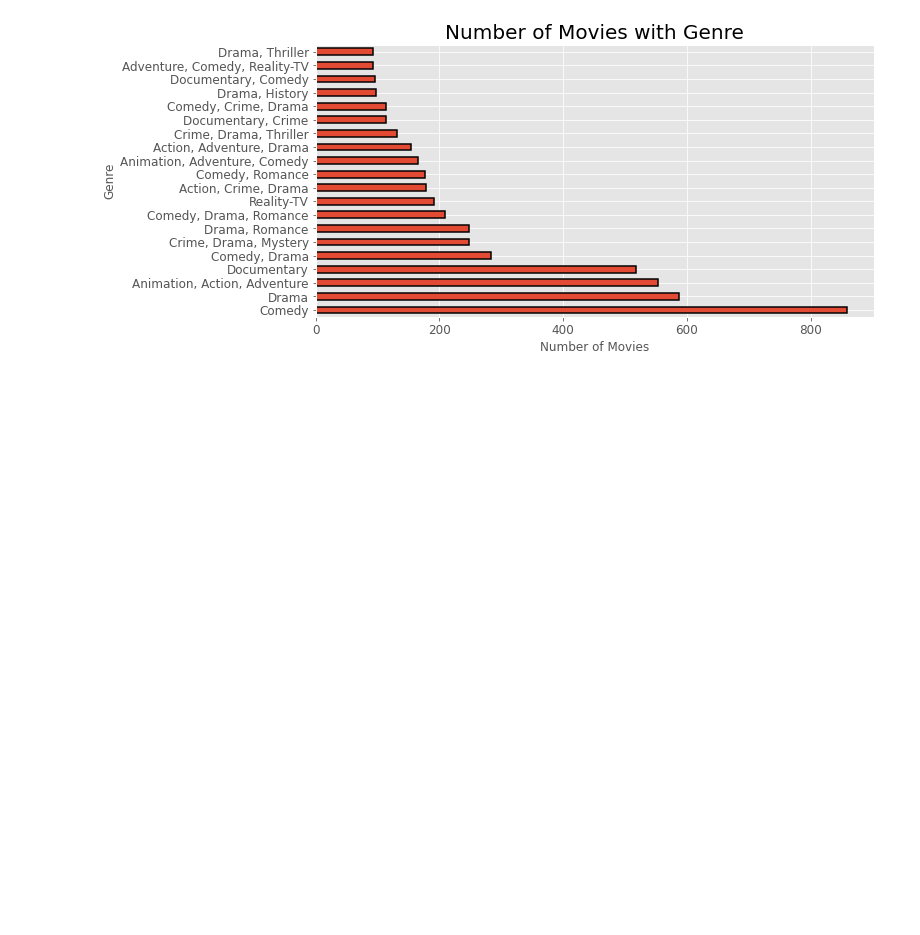
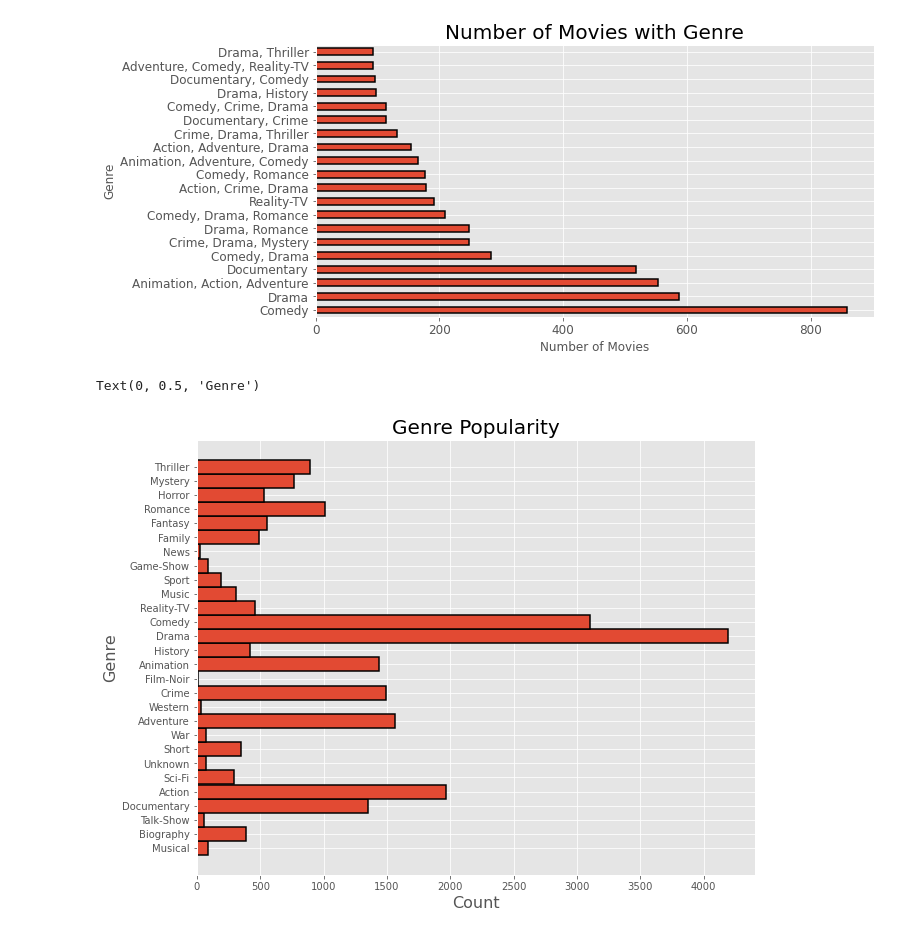
Before and after one commit to anulkanpuria/Python, a Jupyter notebook: Netflix.ipynb, the cells around one changed output. Drawn from its saved outputs; the diff is of its cells as text; code cells hidden in the pictures; blank space fills up the shorter version.

```diff
--- a/Netflix.ipynb
+++ b/Netflix.ipynb
@@ -160,6 +160,7 @@ nf[(nf['genre'].str.contains('Comedy')) & (nf['year'] == 2022)].nlargest(3, 'rat
 # %%
-z = []
-def find_genre(nf):
-    for x in nf['genre']:
-        z.append(x)
-    return max(set(z), key = z.count)
+collect = []
+ser = nf.genre.str.split(',')
+for x in range(0,len(ser)):
+    for y in range(0,len(ser[x])):
+        collect.append(ser[x][y].strip())
+max(set(collect), key = collect.count)
@@ -216,3 +219,24 @@ plt.ylabel('Genre')
 # %% [output]
 Text(0, 0.5, 'Genre')
 [figure]
+# %%
+collect_set = set(collect)
+s = []
+genre_names = []
+for c in collect_set:
+    genre_names.append(c)
+    s.append(nf.genre.str.contains(c))
+# %%
+df = nf
+cnt = []
+for x in range(0,len(s)):
+    cnt.append(df.genre[s[x]].count())
+# %%
+plt.figure(figsize=(10,8))
+plt.barh(genre_names, cnt, height=0.99, edgecolor = 'black', linewidth = 1.5)
+plt.title('Genre Popularity', fontsize=20)
+plt.xlabel('Count', fontsize=16)
+plt.ylabel('Genre', fontsize=16)
+# %% [output]
+Text(0, 0.5, 'Genre')
+[figure, added]
```
Also changed, not shown: parts of 4 cells of this notebook.
